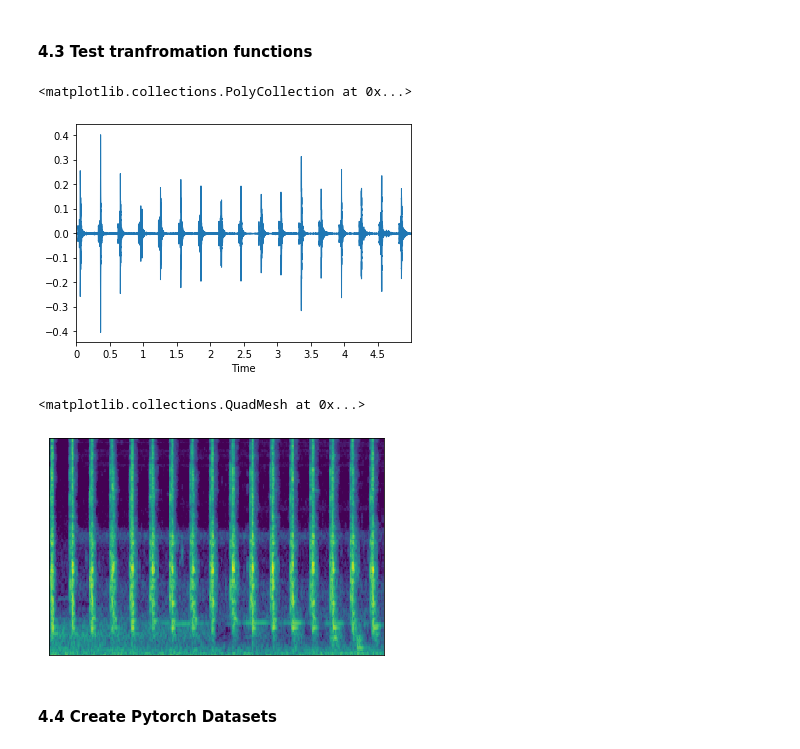
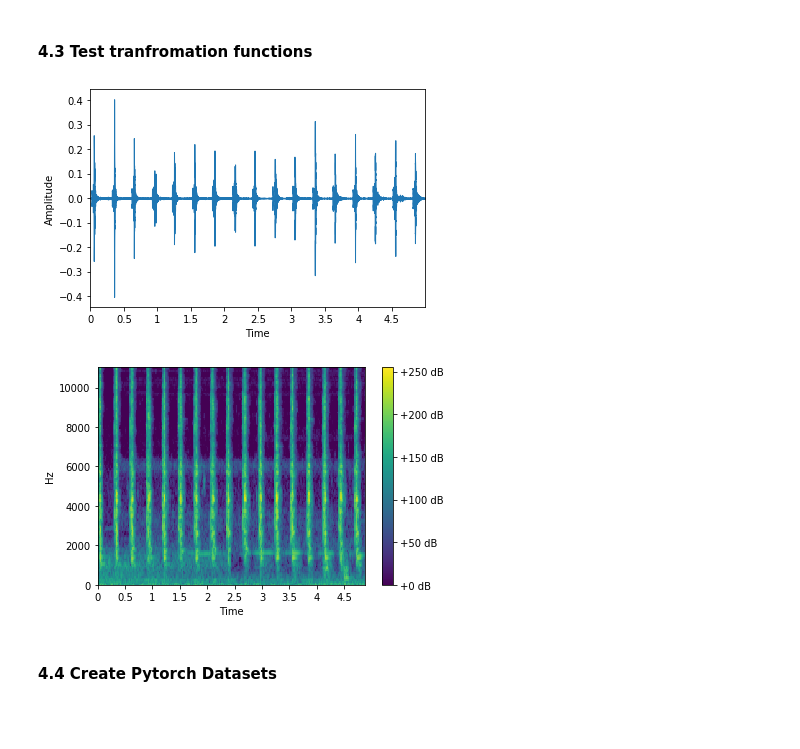
Before and after one commit to SimonBurmer/AI-for-Sound-Classification, a Jupyter notebook: ESC50-Pytorch.ipynb, the cells around one changed output. Drawn from its saved outputs; the diff is of its cells as text; code cells hidden in the pictures; blank space fills up the shorter version.

Commit message:
Added plot axis labeling

```diff
--- a/ESC50-Pytorch.ipynb
+++ b/ESC50-Pytorch.ipynb
@@ -115,18 +114,22 @@ class ESC50Data(Dataset):
 #### 4.3 Test tranfromation functions
 # %%
 # Show raw data:
+plt.figure()
 filename = valid[valid['category']=='clock_tick'].iloc[0]['filename']
 wav, sr = librosa.load('audio/'+filename, sr=None)
-librosa.display.waveplot(wav, sr)
+librosa.display.waveplot(wav, sr,x_axis="time")
+plt.ylabel("Amplitude")
+plt.show()
 # %% [output]
-<matplotlib.collections.PolyCollection at 0x...>
-[figure, old version]
+[figure, new version]
 # %%
 #show preprocesst data
-librosa.display.specshow(spec_to_image(get_melspectrogram_db('audio/'+filename, sr)), cmap='viridis')
+plt.figure()
+librosa.display.specshow(spec_to_image(get_melspectrogram_db('audio/'+filename, sr)), cmap='viridis',hop_length=250,x_axis="time",y_axis="hz")
+plt.colorbar( format="%+2.f dB")
+plt.show()
 # %% [output]
-<matplotlib.collections.QuadMesh at 0x...>
-[figure, old version]
+[figure, new version]
 # %% [markdown]
 #### 4.4 Create Pytorch Datasets
 # %%
```
Also changed, not shown: parts of 2 cells of this notebook.
